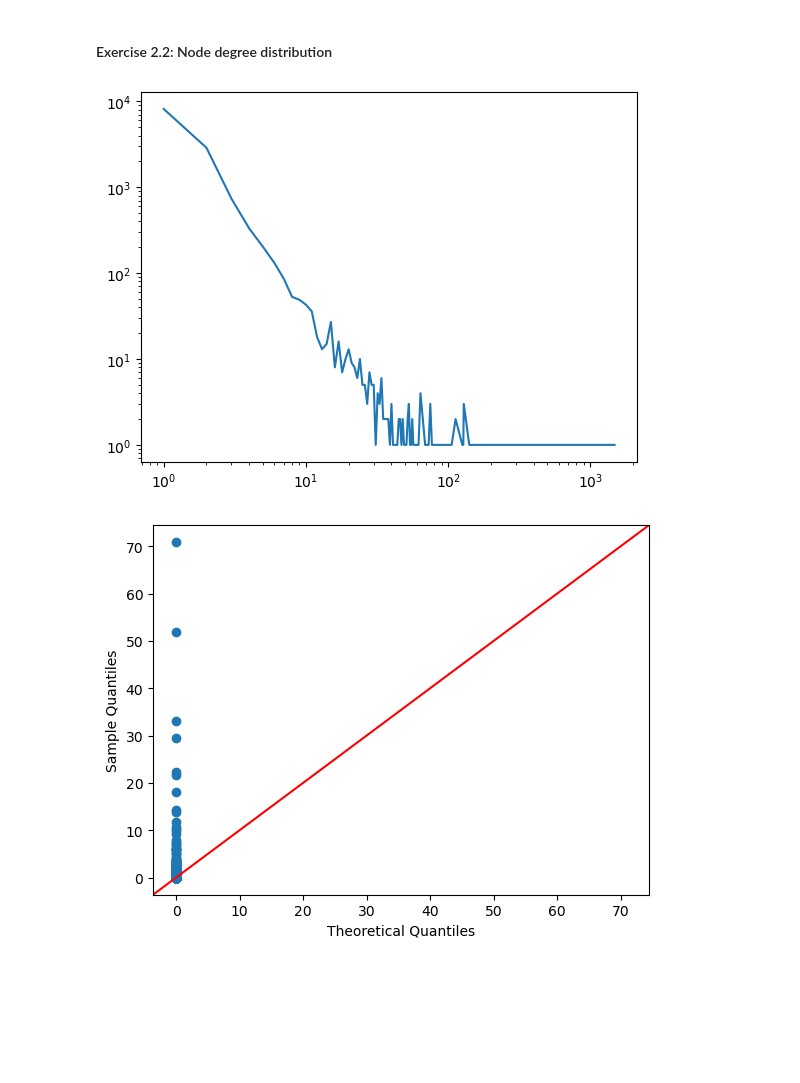
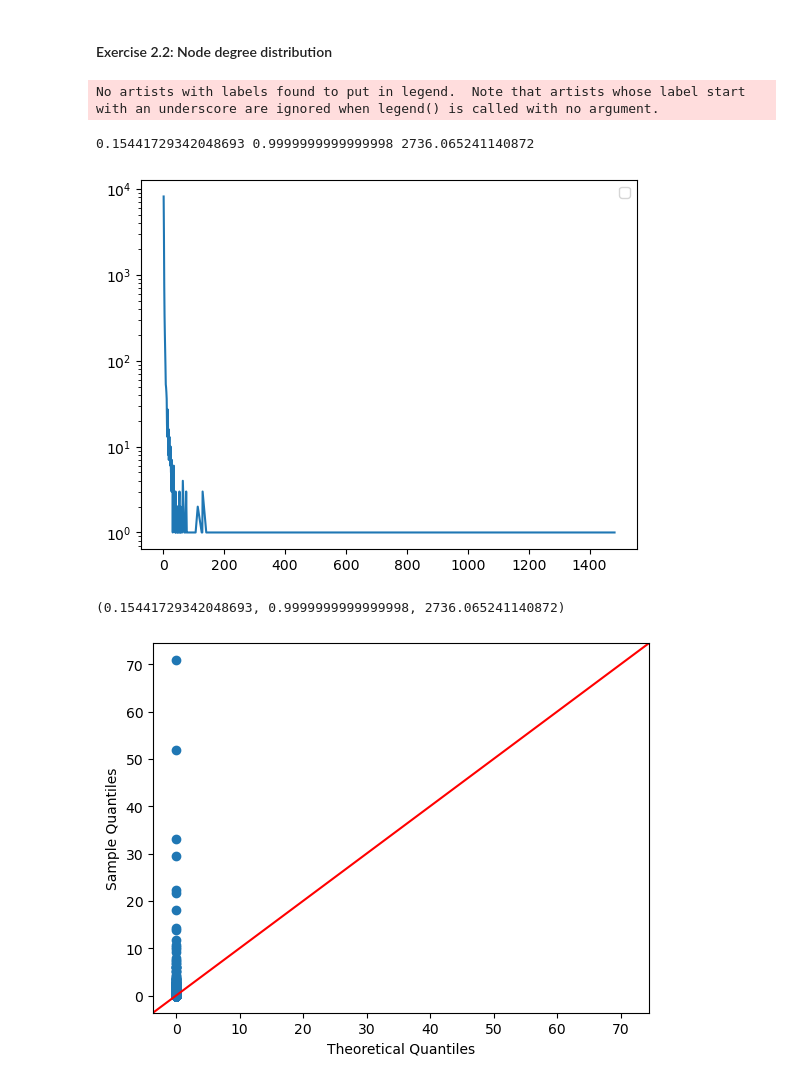
Before and after one commit to ewaMiazga/InternetAnalytics-2023, a Jupyter notebook: assignment2/ix-lab2-notebook-part1.ipynb, the cells around one changed output. Saved outputs shown, nothing was run; the diff lists cells and outputs as text; code cells hidden in the pictures; blank space fills up the shorter version.

```diff
--- a/assignment2/ix-lab2-notebook-part1.ipynb
+++ b/assignment2/ix-lab2-notebook-part1.ipynb
@@ -56,25 +56,60 @@ print(G.number_of_edges())
 # %%
 import matplotlib.pyplot as plt
 import collections
+from scipy.stats import powerlaw as pw
+import numpy as np
+
 
 # create sorted list of node degrees
 degrees = sorted((d for n, d in G.degree()), reverse = True)
 
 # count frequency of node degrees
 degreeCount = collections.Counter(degrees)
 
+#cdf = np.cumsum(degreeCount.values) / np.sum(degreeCount.values)
+#ccdf = 1 - cdf
+
+#fit powerlaw distribution
+shape, loc, scale = pw.fit(degrees) # shape_arg, loc, scale
+
+print(shape, loc, scale)
+#plt.plot(degreeCount.keys, ccdf, label='ccdf')
+#fit.power_law.plot_pdf( color= 'b',linestyle='--',label='fit ccdf')
 # plot degree distribution
-plt.plot(degreeCount.keys(), degreeCount.values())
-plt.xscale('log')
+#plt.plot(degreeCount.keys(), degreeCount.values())
+plt.plot(*zip(*sorted(degreeCount.items())))
+
+#plt.xscale('log')
 plt.yscale('log')
+
+
+
+
+
+
+plt.legend()
+
+plt.show()
 plt.show()
 
 # normalize data
-https://stackoverflow.com/questions/24788200/calculate-the-cumulative-distribution-function-cdf-in-python
+#https://stackoverflow.com/questions/24788200/calculate-the-cumulative-distribution-function-cdf-in-python
 #cumsum
 #plot inverse
 # %% [output]
+No artists with labels found to put in legend.  Note that artists whose label start with an underscore are ignored when legend() is called with no argument.
+0.15441729342048693 0.9999999999999998 2736.065241140872
-[figure, old version]
+[figure, new version]
+# %%
+from scipy.stats import powerlaw
+import numpy as np
+
+
+
+fit = powerlaw.fit(degrees)
+print(fit)
+# %% [output]
+(0.15441729342048693, 0.9999999999999998, 2736.065241140872)
 # %%
 import statsmodels.api as sm
 import pylab as py
```
Also changed, not shown: 1 other file.
